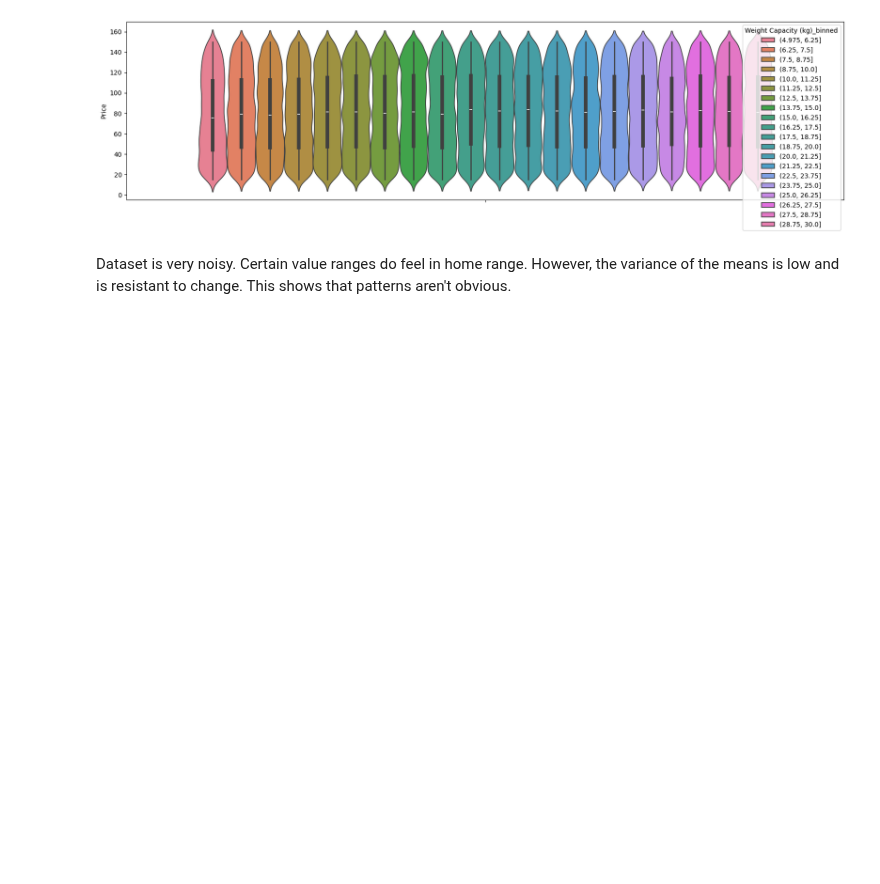
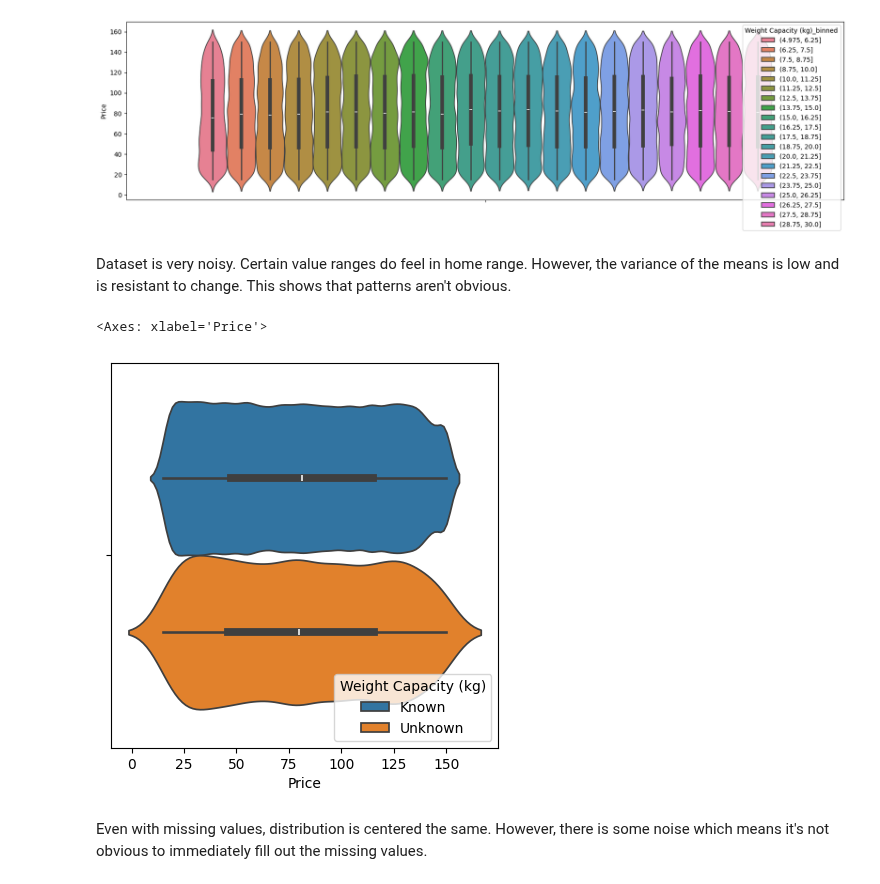
Before and after one commit to LoneCoder21/Kaggle-Notebooks, a Jupyter notebook: Regression/Backpack Prices/eda.ipynb, the cells around one changed output. Drawn from its saved outputs; the diff is of its cells as text; code cells hidden in the pictures; blank space fills up the shorter version.

Commit message:
show missing values

```diff
--- a/Regression/Backpack Prices/eda.ipynb
+++ b/Regression/Backpack Prices/eda.ipynb
@@ -188,3 +196,14 @@ sns.violinplot(data_copy,y="Price",hue="Weight Capacity (kg)_binned")
 [figure]
 # %% [markdown]
 Dataset is very noisy. Certain value ranges do feel in home range. However, the variance of the means is low and is resistant to change. This shows that patterns aren't obvious.
+# %%
+data["Weight Capacity (kg)"].fillna('Unknown', inplace=True)
+data["Weight Capacity (kg)"] = data['Weight Capacity (kg)'].apply(lambda x: 'Known' if x != 'Unknown' else x)
+# %%
+fig, axes = plt.subplots(1,1,figsize=(5,5))
+sns.violinplot(data,x="Price",hue="Weight Capacity (kg)")
+# %% [output]
+<Axes: xlabel='Price'>
+[figure, added]
+# %% [markdown]
+Even with missing values, distribution is centered the same. However, there is some noise which means it's not obvious to immediately fill out the missing values.
```
Also changed, not shown: parts of 7 cells of this notebook.
